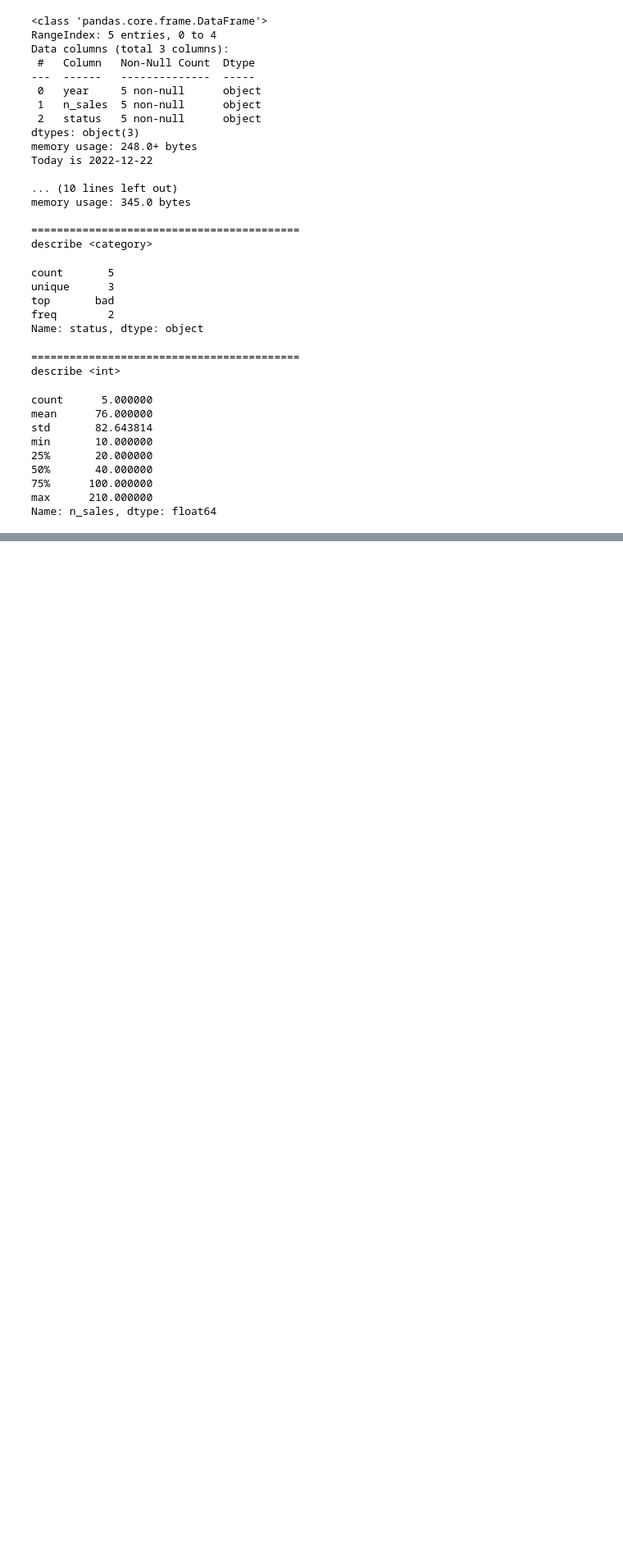
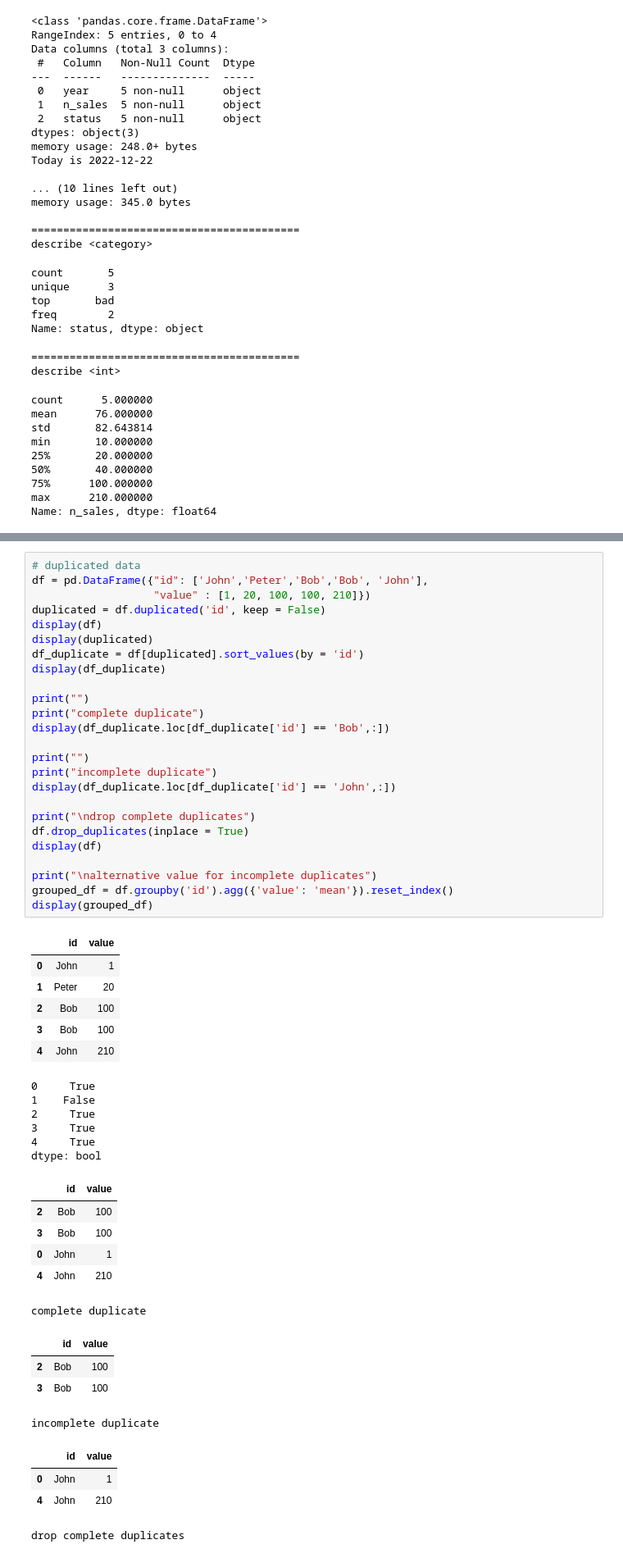
Before and after one commit to gabrielwithappy/python_study, a Jupyter notebook: Python_Basic.ipynb, the cells around one changed output, grey strips where cells are left out. Shown at 82% size. Saved outputs shown, nothing was run; the diff lists cells and outputs as text; blank space fills up the shorter version.

```diff
--- a/Python_Basic.ipynb
+++ b/Python_Basic.ipynb
@@ -1205,0 +1203,52 @@ Name: n_sales, dtype: float64
+# %%
+# duplicated data
+df = pd.DataFrame({"id": ['John','Peter','Bob','Bob', 'John'],
+                   "value" : [1, 20, 100, 100, 210]})
+duplicated = df.duplicated('id', keep = False)
+display(df)
+display(duplicated)
+df_duplicate = df[duplicated].sort_values(by = 'id')
+display(df_duplicate)
+
+print("")
+print("complete duplicate")
+display(df_duplicate.loc[df_duplicate['id'] == 'Bob',:])
+
+print("")
+print("incomplete duplicate")
+display(df_duplicate.loc[df_duplicate['id'] == 'John',:])
+
+print("\ndrop complete duplicates")
+df.drop_duplicates(inplace = True)
+display(df)
+
+print("\nalternative value for incomplete duplicates")
+grouped_df = df.groupby('id').agg({'value': 'mean'}).reset_index()
+display(grouped_df)
+# %% [output]
+|  | id | value |
+| 0 | John | 1 |
+| 1 | Peter | 20 |
+| 2 | Bob | 100 |
+| 3 | Bob | 100 |
+| 4 | John | 210 |
+0     True
+1    False
+2     True
+3     True
+4     True
+dtype: bool
+|  | id | value |
+| 2 | Bob | 100 |
+| 3 | Bob | 100 |
+| 0 | John | 1 |
+| 4 | John | 210 |
+complete duplicate
+|  | id | value |
+| 2 | Bob | 100 |
+| 3 | Bob | 100 |
+incomplete duplicate
+|  | id | value |
+| 0 | John | 1 |
+| 4 | John | 210 |
+drop complete duplicates
```
Also changed, not shown: parts of 3 cells of this notebook.
